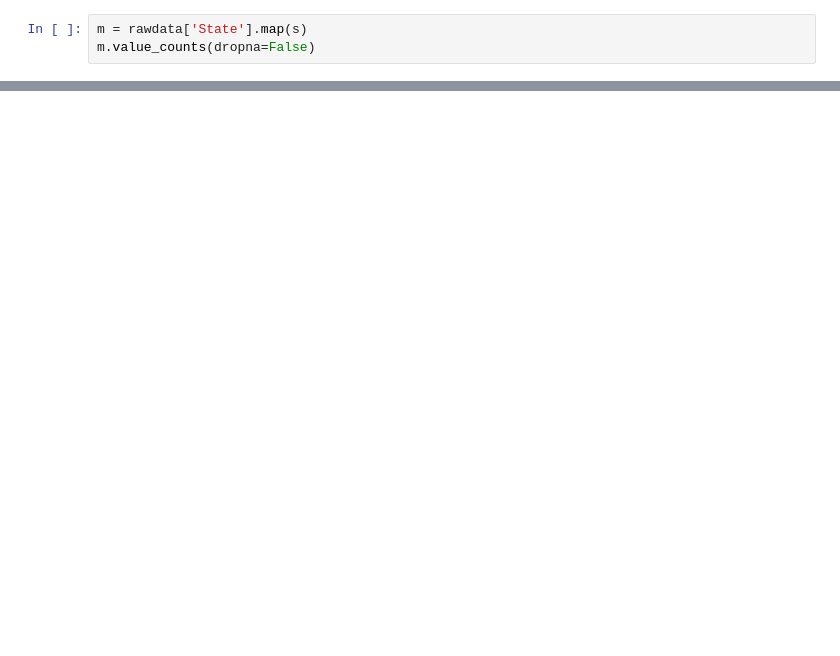
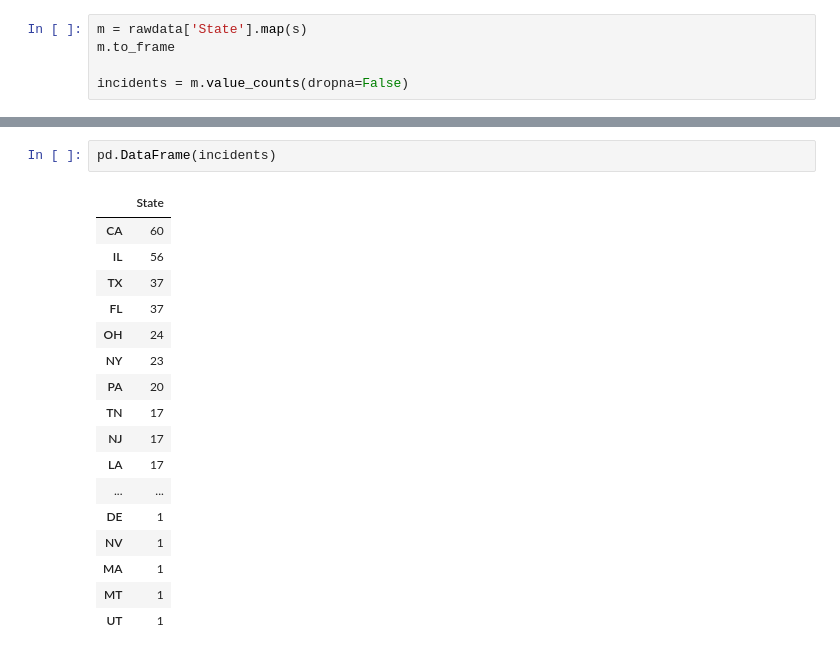
Before and after one commit to elainechan/visualize-shootings, a Jupyter notebook: state-codes.ipynb, the cells around one changed output, grey strips where cells are left out. Drawn from its saved outputs; the diff is of its cells as text; blank space fills up the shorter version.

```diff
--- a/state-codes.ipynb
+++ b/state-codes.ipynb
@@ -60,3 +61,5 @@ Name: code, dtype: object
 # %%
 m = rawdata['State'].map(s)
-m.value_counts(dropna=False)
+m.to_frame
+
+incidents = m.value_counts(dropna=False)
@@ -90,0 +75,20 @@ rawdata[m.isnull()]
+# %%
+pd.DataFrame(incidents)
+# %% [output]
+|  | State |
+| CA | 60 |
+| IL | 56 |
+| TX | 37 |
+| FL | 37 |
+| OH | 24 |
+| NY | 23 |
+| PA | 20 |
+| TN | 17 |
+| NJ | 17 |
+| LA | 17 |
+| ... | ... |
+| DE | 1 |
+| NV | 1 |
+| MA | 1 |
+| MT | 1 |
+| UT | 1 |
```
Also changed, not shown: parts of 19 cells of this notebook.
